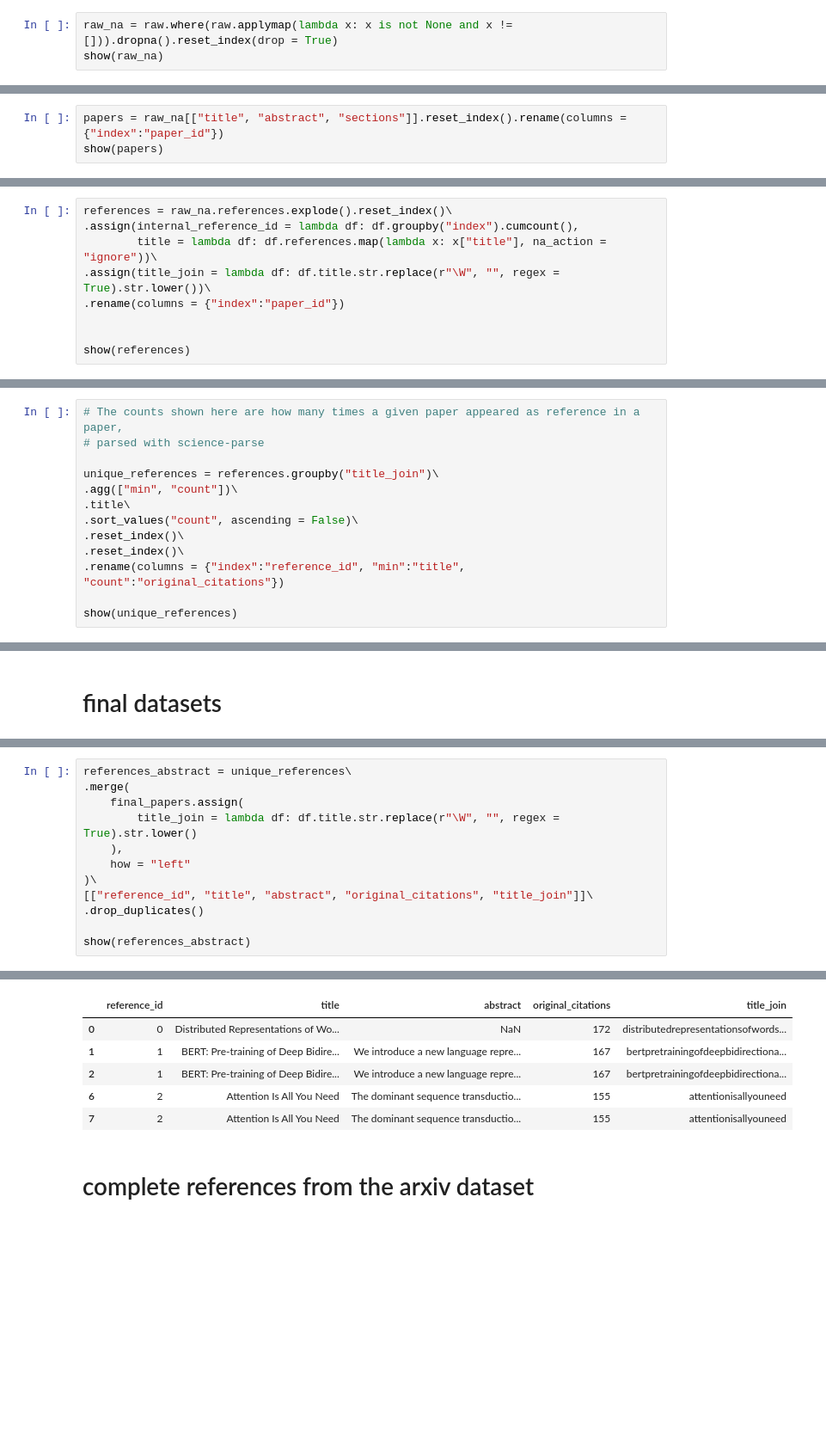
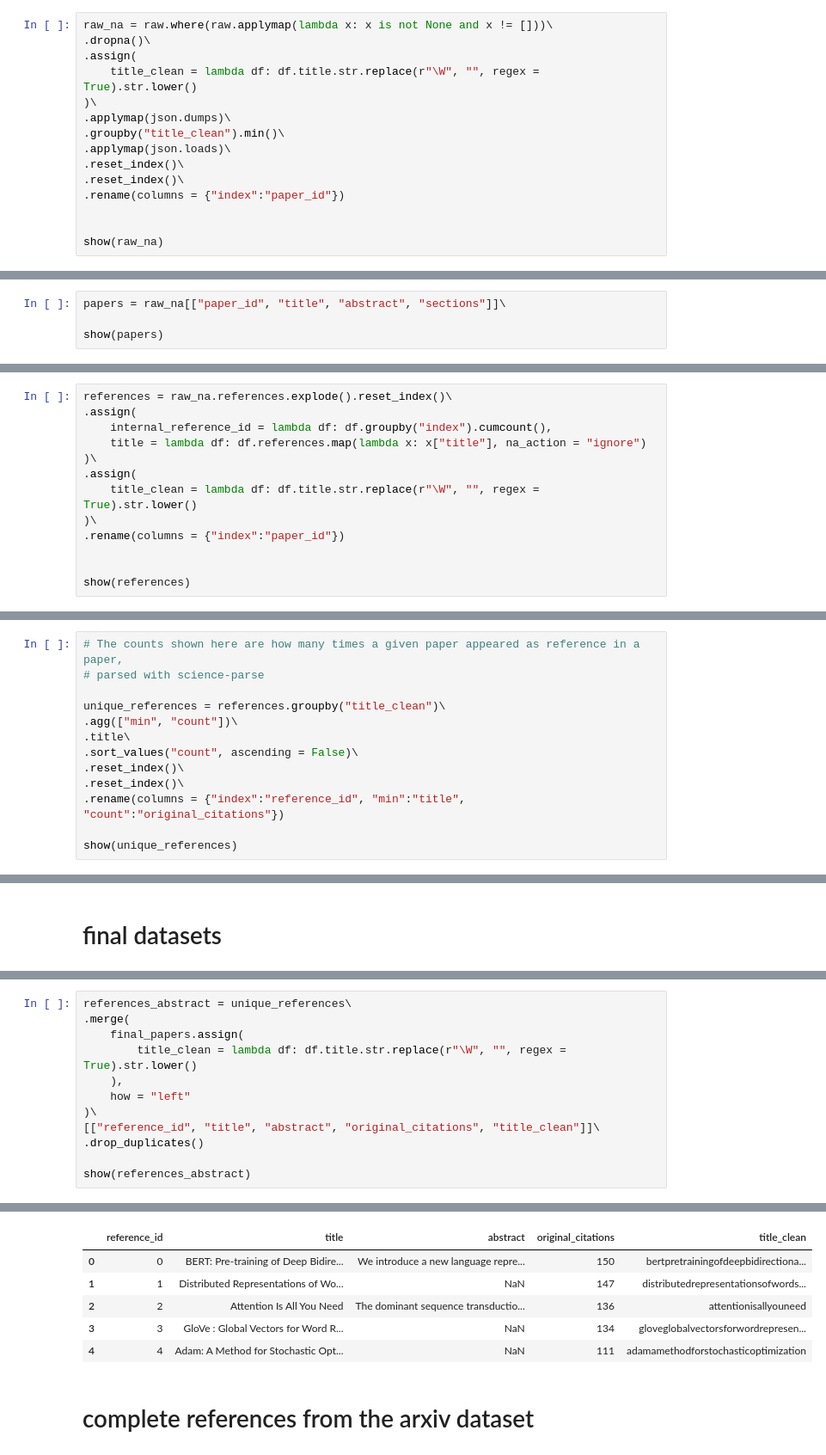
Before and after one commit to jarobyte91/rouge_sciqfs, a Jupyter notebook: notebooks/1_build_dataset.ipynb, the cells around one changed output, grey strips where cells are left out. Shown at 86% size. Cells and saved outputs as stored; diff of their text form; blank space fills up the shorter version.

```diff
--- a/notebooks/1_build_dataset.ipynb
+++ b/notebooks/1_build_dataset.ipynb
@@ -52,6 +53,18 @@ show(raw)
 | 3 | /home/jarobyte/Zotero/storage/FEF... | {'source': 'CRF', 'title': 'Batch... | BatchBALD: Efficient and Diverse ... | We develop BatchBALD, a tractable... | [{'heading': '1 Introduction', 't... | [{'title': 'Toward the next gener... | [{'referenceID': 6, 'context': 'A... |
 | 4 | /home/jarobyte/Zotero/storage/GXE... | {'source': 'META', 'title': 'A Se... | A Sentence Compression Based Fram... | We consider the problem of using ... | [{'heading': None, 'text': 'Proce... | [{'title': 'Syntax directed trans... | [{'referenceID': 18, 'context': '... |
 # %%
-raw_na = raw.where(raw.applymap(lambda x: x is not None and x != [])).dropna().reset_index(drop = True)
+raw_na = raw.where(raw.applymap(lambda x: x is not None and x != []))\
+.dropna()\
+.assign(
+    title_clean = lambda df: df.title.str.replace(r"\W", "", regex = True).str.lower()
+)\
+.applymap(json.dumps)\
+.groupby("title_clean").min()\
+.applymap(json.loads)\
+.reset_index()\
+.reset_index()\
+.rename(columns = {"index":"paper_id"})
+
+
 show(raw_na)
 # %% [output]
@@ -65,4 +78,5 @@ show(raw_na)
 # %%
-papers = raw_na[["title", "abstract", "sections"]].reset_index().rename(columns = {"index":"paper_id"})
+papers = raw_na[["paper_id", "title", "abstract", "sections"]]\
+
 show(papers)
 # %% [output]
@@ -124,8 +142,12 @@ citations.context[2]
 # %%
 references = raw_na.references.explode().reset_index()\
-.assign(internal_reference_id = lambda df: df.groupby("index").cumcount(),
-        title = lambda df: df.references.map(lambda x: x["title"], na_action = "ignore"))\
-.assign(title_join = lambda df: df.title.str.replace(r"\W", "", regex = True).str.lower())\
+.assign(
+    internal_reference_id = lambda df: df.groupby("index").cumcount(),
+    title = lambda df: df.references.map(lambda x: x["title"], na_action = "ignore")
+)\
+.assign(
+    title_clean = lambda df: df.title.str.replace(r"\W", "", regex = True).str.lower()
+)\
 .rename(columns = {"index":"paper_id"})
 
 
@@ -198,7 +188,7 @@ Length: 529, dtype: int64
 # The counts shown here are how many times a given paper appeared as reference in a paper,
 # parsed with science-parse
 
-unique_references = references.groupby("title_join")\
+unique_references = references.groupby("title_clean")\
 .agg(["min", "count"])\
 .title\
 .sort_values("count", ascending = False)\
@@ -362,11 +371,11 @@ show(final_papers)
 references_abstract = unique_references\
 .merge(
     final_papers.assign(
-        title_join = lambda df: df.title.str.replace(r"\W", "", regex = True).str.lower()
+        title_clean = lambda df: df.title.str.replace(r"\W", "", regex = True).str.lower()
     ),
     how = "left"
 )\
-[["reference_id", "title", "abstract", "original_citations", "title_join"]]\
+[["reference_id", "title", "abstract", "original_citations", "title_clean"]]\
 .drop_duplicates()
 
 show(references_abstract)
@@ -375,9 +384,9 @@ show(references_abstract)
-|  | reference_id | title | abstract | original_citations | title_join |
-| 0 | 0 | Distributed Representations of Wo... | NaN | 172 | distributedrepresentationsofwords... |
-| 1 | 1 | BERT: Pre-training of Deep Bidire... | We introduce a new language repre... | 167 | bertpretrainingofdeepbidirectiona... |
-| 2 | 1 | BERT: Pre-training of Deep Bidire... | We introduce a new language repre... | 167 | bertpretrainingofdeepbidirectiona... |
-| 6 | 2 | Attention Is All You Need | The dominant sequence transductio... | 155 | attentionisallyouneed |
-| 7 | 2 | Attention Is All You Need | The dominant sequence transductio... | 155 | attentionisallyouneed |
+|  | reference_id | title | abstract | original_citations | title_clean |
+| 0 | 0 | BERT: Pre-training of Deep Bidire... | We introduce a new language repre... | 150 | bertpretrainingofdeepbidirectiona... |
+| 1 | 1 | Distributed Representations of Wo... | NaN | 147 | distributedrepresentationsofwords... |
+| 2 | 2 | Attention Is All You Need | The dominant sequence transductio... | 136 | attentionisallyouneed |
+| 3 | 3 | GloVe : Global Vectors for Word R... | NaN | 134 | gloveglobalvectorsforwordrepresen... |
+| 4 | 4 | Adam: A Method for Stochastic Opt... | NaN | 111 | adamamethodforstochasticoptimization |
 # %% [markdown]
 # complete references from the arxiv dataset
 # %%
```
Also changed, not shown: parts of 30 cells of this notebook, 2 other files.
